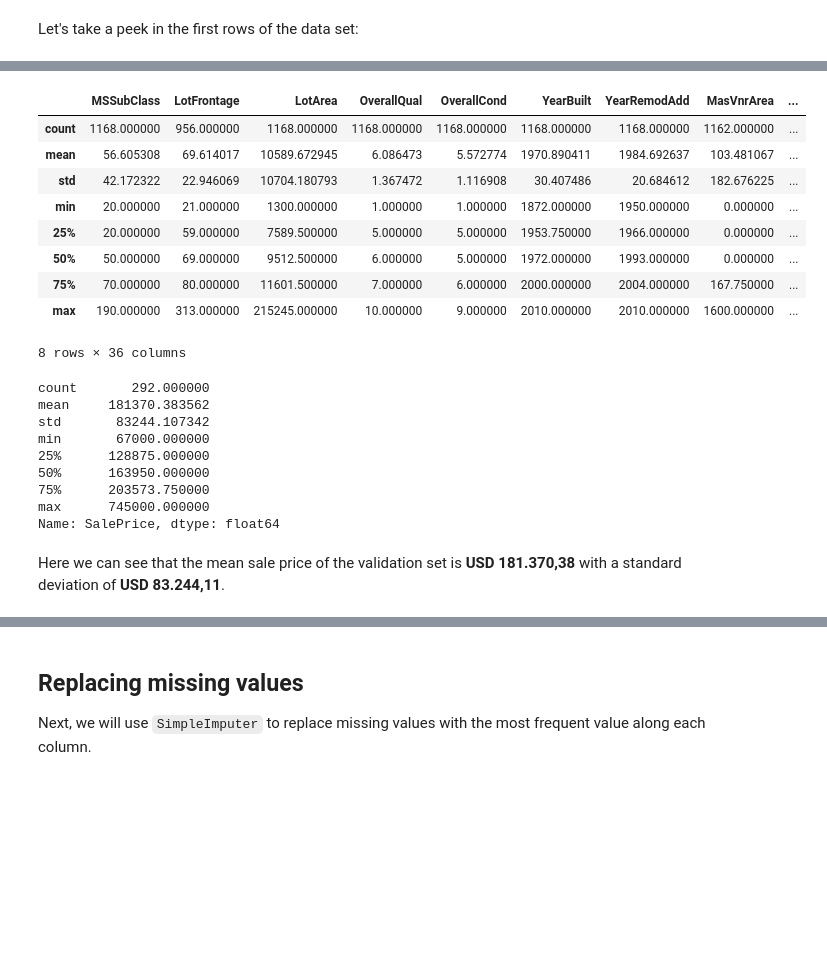
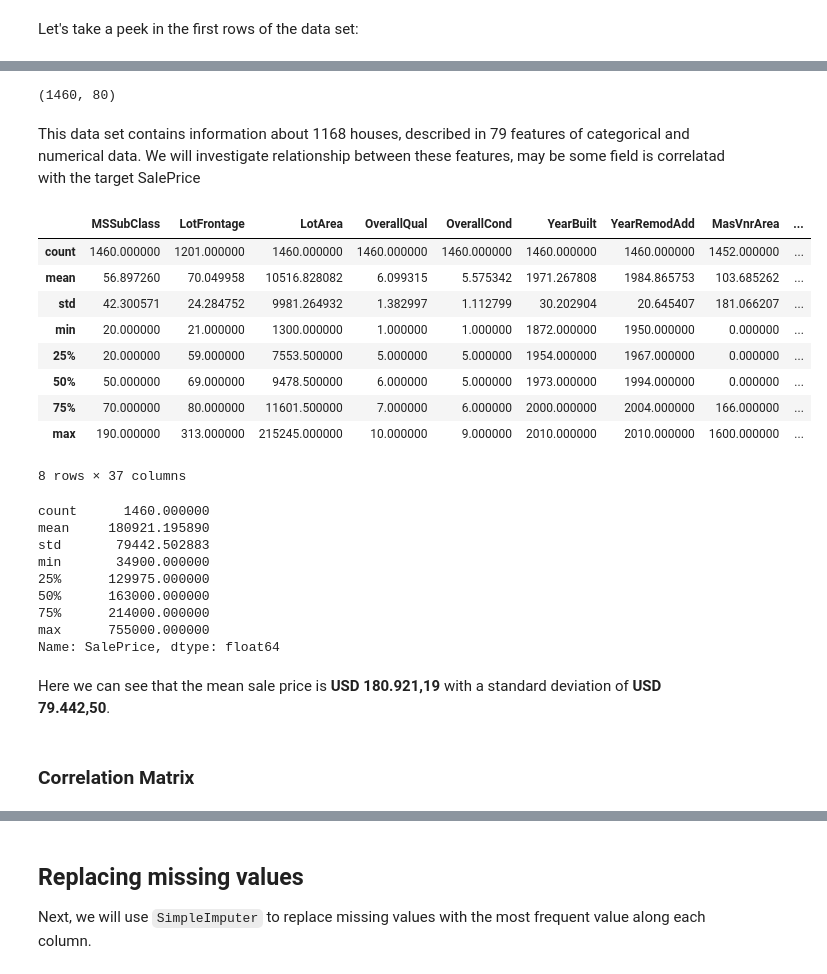
Before and after one commit to dimasjackson/Housing-Prices-Prediction, a Jupyter notebook: housing-prices-predictions.ipynb, the cells around one changed output, grey strips where cells are left out. Saved outputs shown, nothing was run; the diff lists cells and outputs as text; code cells hidden in the pictures; blank space fills up the shorter version.

```diff
--- a/housing-prices-predictions.ipynb
+++ b/housing-prices-predictions.ipynb
@@ -65,28 +131,36 @@ memory usage: 730.0+ KB
+# %%
+X.shape
+# %% [output]
+(1460, 80)
+# %% [markdown]
+This data set contains information about 1168 houses, described in 79 features of categorical and numerical data. We will investigate relationship between these features, may be some field is correlatad with the target SalePrice
 # %%
-X_train.describe()
+X.describe()
 # %% [output]
 |  | MSSubClass | LotFrontage | LotArea | OverallQual | OverallCond | YearBuilt | YearRemodAdd | MasVnrArea | ... |
-| count | 1168.000000 | 956.000000 | 1168.000000 | 1168.000000 | 1168.000000 | 1168.000000 | 1168.000000 | 1162.000000 | ... |
-| mean | 56.605308 | 69.614017 | 10589.672945 | 6.086473 | 5.572774 | 1970.890411 | 1984.692637 | 103.481067 | ... |
-| std | 42.172322 | 22.946069 | 10704.180793 | 1.367472 | 1.116908 | 30.407486 | 20.684612 | 182.676225 | ... |
+| count | 1460.000000 | 1201.000000 | 1460.000000 | 1460.000000 | 1460.000000 | 1460.000000 | 1460.000000 | 1452.000000 | ... |
+| mean | 56.897260 | 70.049958 | 10516.828082 | 6.099315 | 5.575342 | 1971.267808 | 1984.865753 | 103.685262 | ... |
+| std | 42.300571 | 24.284752 | 9981.264932 | 1.382997 | 1.112799 | 30.202904 | 20.645407 | 181.066207 | ... |
 | min | 20.000000 | 21.000000 | 1300.000000 | 1.000000 | 1.000000 | 1872.000000 | 1950.000000 | 0.000000 | ... |
-| 25% | 20.000000 | 59.000000 | 7589.500000 | 5.000000 | 5.000000 | 1953.750000 | 1966.000000 | 0.000000 | ... |
-| 50% | 50.000000 | 69.000000 | 9512.500000 | 6.000000 | 5.000000 | 1972.000000 | 1993.000000 | 0.000000 | ... |
-| 75% | 70.000000 | 80.000000 | 11601.500000 | 7.000000 | 6.000000 | 2000.000000 | 2004.000000 | 167.750000 | ... |
+| 25% | 20.000000 | 59.000000 | 7553.500000 | 5.000000 | 5.000000 | 1954.000000 | 1967.000000 | 0.000000 | ... |
+| 50% | 50.000000 | 69.000000 | 9478.500000 | 6.000000 | 5.000000 | 1973.000000 | 1994.000000 | 0.000000 | ... |
+| 75% | 70.000000 | 80.000000 | 11601.500000 | 7.000000 | 6.000000 | 2000.000000 | 2004.000000 | 166.000000 | ... |
 | max | 190.000000 | 313.000000 | 215245.000000 | 10.000000 | 9.000000 | 2010.000000 | 2010.000000 | 1600.000000 | ... |
-8 rows × 36 columns
+8 rows × 37 columns
-# %%
-y_valid.describe()
-# %% [output]
-count       292.000000
-mean     181370.383562
-std       83244.107342
-min       67000.000000
-25%      128875.000000
-50%      163950.000000
-75%      203573.750000
-max      745000.000000
-Name: SalePrice, dtype: float64
+# %%
+X.describe()['SalePrice']
+# %% [output]
+count      1460.000000
+mean     180921.195890
+std       79442.502883
+min       34900.000000
+25%      129975.000000
+50%      163000.000000
+75%      214000.000000
+max      755000.000000
+Name: SalePrice, dtype: float64
 # %% [markdown]
-Here we can see that the mean sale price of the validation set is **USD 181.370,38** with a standard deviation of **USD 83.244,11**.
+Here we can see that the mean sale price is **USD 180.921,19** with a standard deviation of **USD 79.442,50**.
+# %% [markdown]
+### Correlation Matrix
 # %%
```
Also changed, not shown: parts of 61 cells of this notebook.
